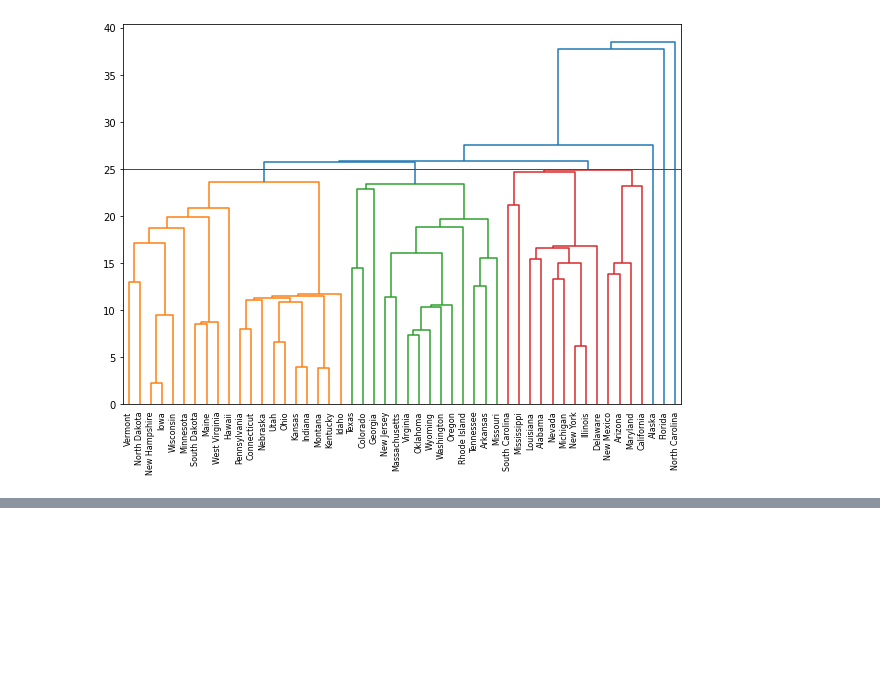
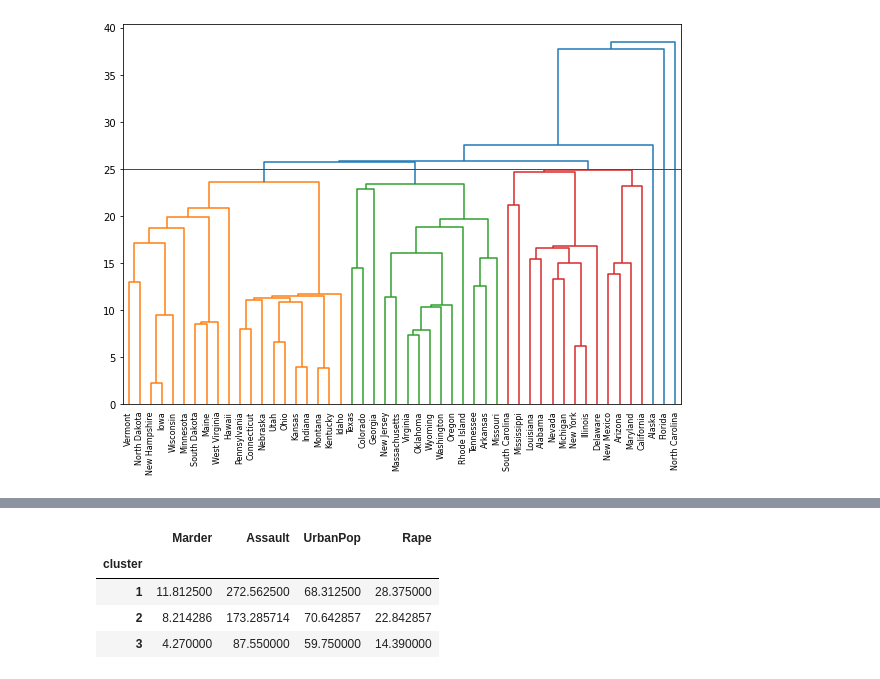
Before and after one commit to teng-ny/ADPStudy, a Jupyter notebook: 군집화알고리즘/군집화 알고리즘.ipynb, the cells around one changed output, grey strips where cells are left out. Cells and saved outputs as stored; diff of their text form; code cells hidden in the pictures; blank space fills up the shorter version.

```diff
--- a/군집화알고리즘/군집화 알고리즘.ipynb
+++ b/군집화알고리즘/군집화 알고리즘.ipynb
@@ -47,0 +64,9 @@ plt.show()
+# %%
+US['cluster']=assignments
+US.groupby('cluster').mean()
+# %% [output]
+|  | Marder | Assault | UrbanPop | Rape |
+| cluster |  |  |  |  |
+| 1 | 11.812500 | 272.562500 | 68.312500 | 28.375000 |
+| 2 | 8.214286 | 173.285714 | 70.642857 | 22.842857 |
+| 3 | 4.270000 | 87.550000 | 59.750000 | 14.390000 |
```
Also changed, not shown: parts of 18 cells of this notebook.
